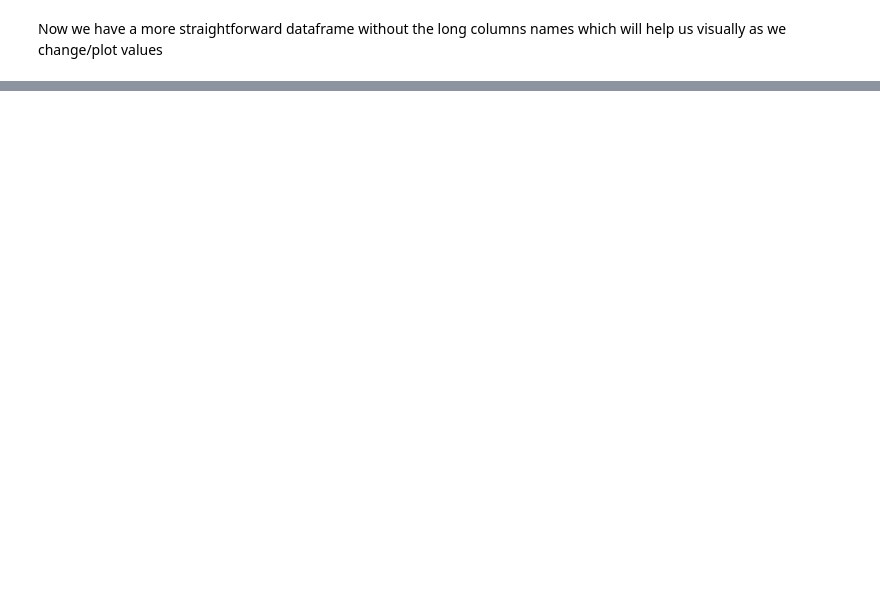
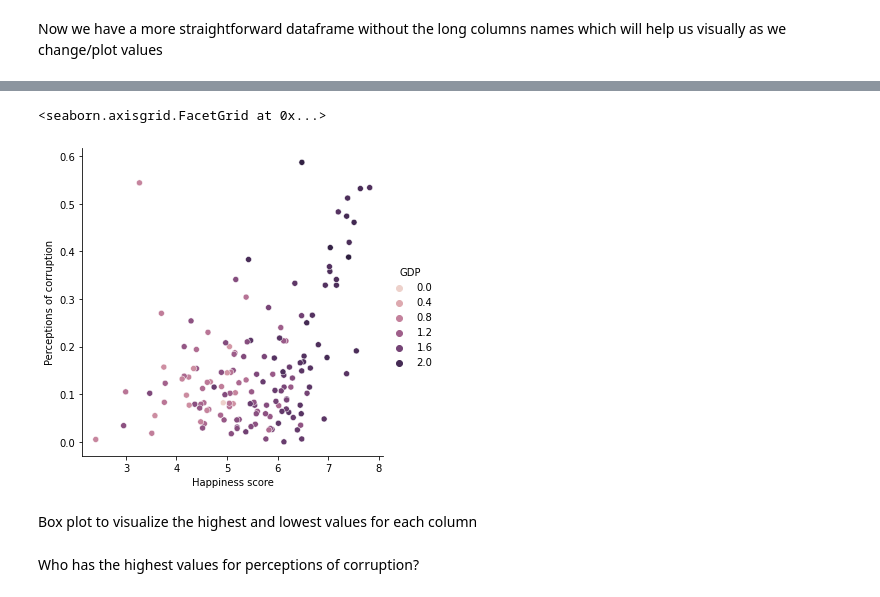
Before and after one commit to lauxpaux/HappinessResearch, a Jupyter notebook: HappinessDataExploration.ipynb, the cells around one changed output, grey strips where cells are left out. Cells and saved outputs as stored; diff of their text form; code cells hidden in the pictures; blank space fills up the shorter version.

```diff
--- a/HappinessDataExploration.ipynb
+++ b/HappinessDataExploration.ipynb
@@ -261,0 +480,9 @@ With other data sets
+# %%
+sns.relplot(data=cleaned_df, x=cleaned_df['Happiness score'], y=cleaned_df['Perceptions of corruption'], hue=cleaned_df['GDP'].loc[:])
+# %% [output]
+<seaborn.axisgrid.FacetGrid at 0x...>
+[figure, added]
+# %% [markdown]
+Box plot to visualize the highest and lowest values for each column
+# %% [markdown]
+Who has the highest values for perceptions of corruption?
```
Also changed, not shown: parts of 68 cells of this notebook.
